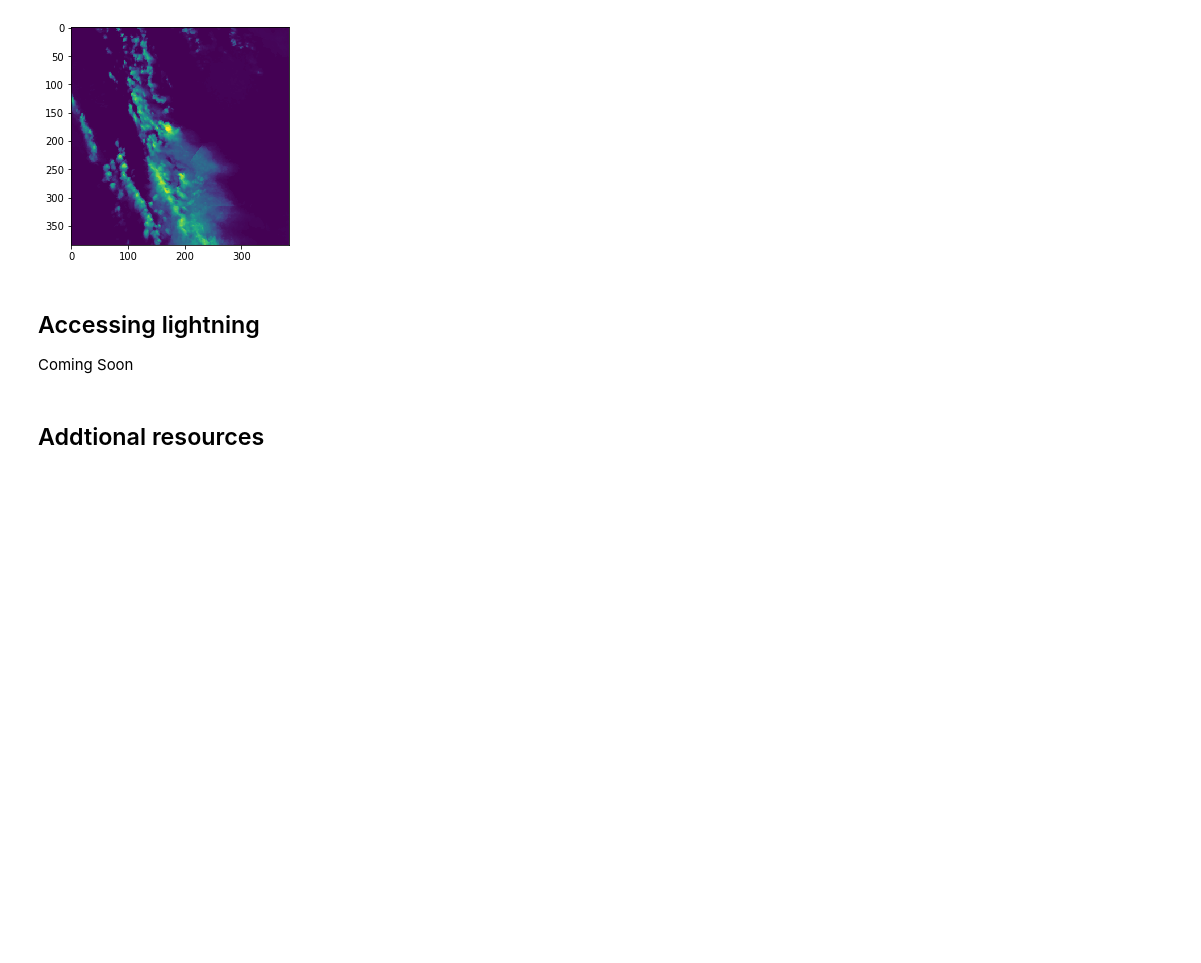
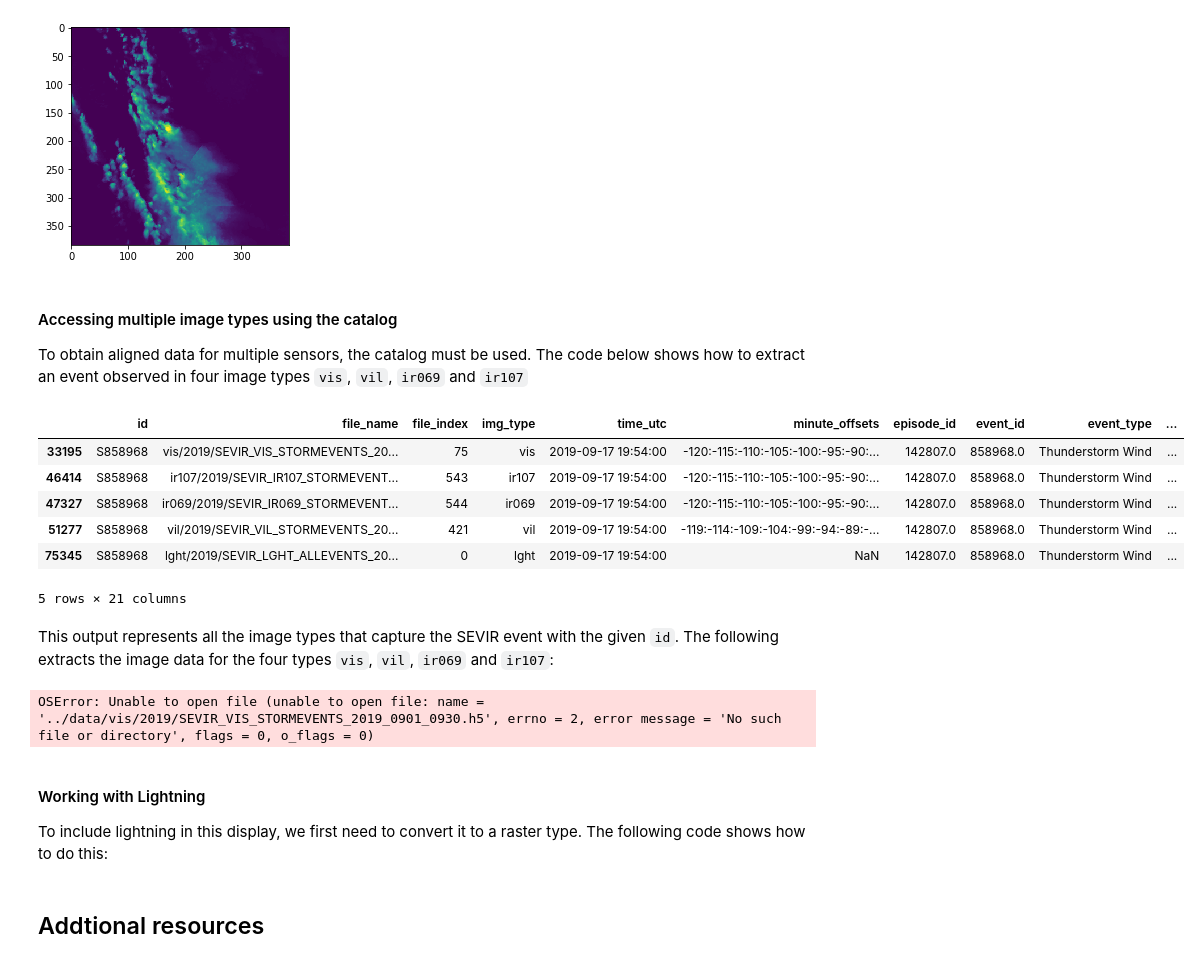
Before and after one commit to MIT-AI-Accelerator/eie-sevir, a Jupyter notebook: examples/SEVIR_Tutorial.ipynb, the cells around one changed output. Saved outputs shown, nothing was run; the diff lists cells and outputs as text; code cells hidden in the pictures; blank space fills up the shorter version.

```diff
--- a/examples/SEVIR_Tutorial.ipynb
+++ b/examples/SEVIR_Tutorial.ipynb
@@ -183,10 +229,67 @@ Event ID: b'S728503'
 Image shape: (384, 384, 49)
 <matplotlib.image.AxesImage at 0x...>
 [figure]
-# %% [markdown]
-## Accessing lightning <a class="anchor" id="lightning"></a>
-
-Coming Soon
+# %% [markdown]
+#### Accessing multiple image types using the catalog
+
+To obtain aligned data for multiple sensors, the catalog must be used.  The code below shows how to extract an event observed in four image types `vis`, `vil`, `ir069` and `ir107`
+# %%
+import os
+import h5py # needs conda/pip install h5py
+import matplotlib.pyplot as plt
+import pandas as pd
+os.environ["HDF5_USE_FILE_LOCKING"]='FALSE'
+
+# Read catalog
+catalog = pd.read_csv('../CATALOG.csv',parse_dates=['time_utc'],low_memory=False)
+
+# Desired image types
+img_types = set(['vis','ir069','ir107','vil'])
+
+# Group by event id, and filter to only events that have all desired img_types
+events = catalog.groupby('id').filter(lambda x: img_types.issubset(set(x['img_type']))).groupby('id')
+event_ids = list(events.groups.keys())
+
+# Grab a sample a view contents
+sample_event = events.get_group( event_ids[-1])
+sample_event
+# %% [output]
+|  | id | file_name | file_index | img_type | time_utc | minute_offsets | episode_id | event_id | event_type | ... |
+| 33195 | S858968 | vis/2019/SEVIR_VIS_STORMEVENTS_20... | 75 | vis | 2019-09-17 19:54:00 | -120:-115:-110:-105:-100:-95:-90:... | 142807.0 | 858968.0 | Thunderstorm Wind | ... |
+| 46414 | S858968 | ir107/2019/SEVIR_IR107_STORMEVENT... | 543 | ir107 | 2019-09-17 19:54:00 | -120:-115:-110:-105:-100:-95:-90:... | 142807.0 | 858968.0 | Thunderstorm Wind | ... |
+| 47327 | S858968 | ir069/2019/SEVIR_IR069_STORMEVENT... | 544 | ir069 | 2019-09-17 19:54:00 | -120:-115:-110:-105:-100:-95:-90:... | 142807.0 | 858968.0 | Thunderstorm Wind | ... |
+| 51277 | S858968 | vil/2019/SEVIR_VIL_STORMEVENTS_20... | 421 | vil | 2019-09-17 19:54:00 | -119:-114:-109:-104:-99:-94:-89:-... | 142807.0 | 858968.0 | Thunderstorm Wind | ... |
+| 75345 | S858968 | lght/2019/SEVIR_LGHT_ALLEVENTS_20... | 0 | lght | 2019-09-17 19:54:00 | NaN | 142807.0 | 858968.0 | Thunderstorm Wind | ... |
+5 rows × 21 columns
+# %% [markdown]
+This output represents all the image types that capture the SEVIR event with the given `id`.  The following extracts the image data for the four types `vis`, `vil`, `ir069` and `ir107`:
+# %%
+def read_data( sample_event, img_type, data_home ):
+    fn = sample_event[sample_event.img_type==img_type].squeeze().file_name
+    fi = sample_event[sample_event.img_type==img_type].squeeze().file_index
+    with h5py.File(data_home + '/' + fn,'r') as hf:
+        data      = hf[img_type][fi]
+    return data
+
+data_home = '../data' #  Modify if stored somewhere else
+vis = read_data( sample_event, 'vis', data_home)
+ir069 = read_data( sample_event, 'ir069', data_home)
+ir107 = read_data( sample_event, 'ir107', data_home)
+vil = read_data( sample_event, 'vil', data_home)
+
+# plot a frame from each img_type
+fig,axs = plt.subplots(1,4)
+frame_idx = 20
+axs[0].imshow(vis[:,:,frame_idx])
+axs[1].imshow(ir069[:,:,frame_idx])
+axs[2].imshow(ir107[:,:,frame_idx])
+axs[3].imshow(vil[:,:,frame_idx])
+# %% [output]
+OSError: Unable to open file (unable to open file: name = '../data/vis/2019/SEVIR_VIS_STORMEVENTS_2019_0901_0930.h5', errno = 2, error message = 'No such file or directory', flags = 0, o_flags = 0)
+# %% [markdown]
+#### Working with Lightning
+
+To include lightning in this display, we first need to convert it to a raster type.  The following code shows how to do this:
 # %% [markdown]
 ## Addtional resources <a class="anchor" id="additional"></a>
 # %% [markdown]
```
Also changed, not shown: parts of 5 cells of this notebook.
